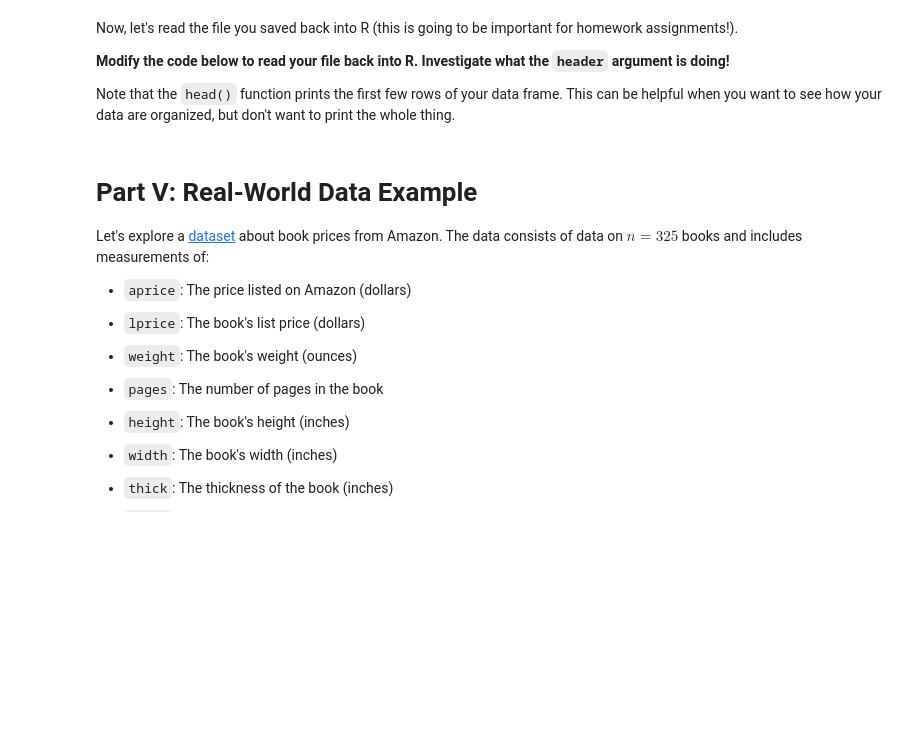
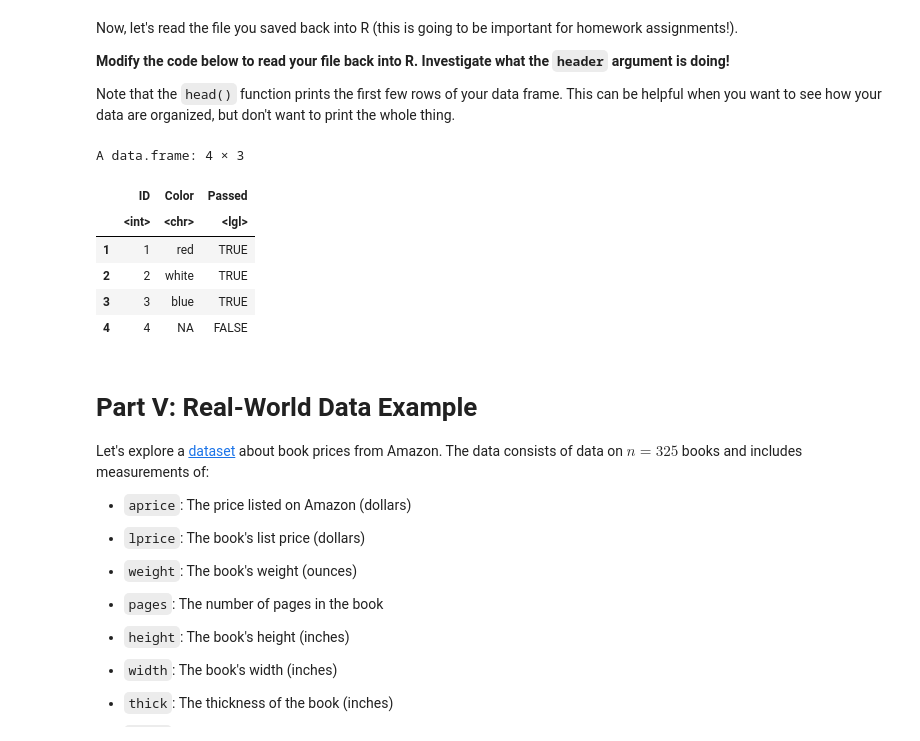
Before and after one commit to tblacerda/COURSERA_Introduction-to-Bayesian-Statistics-for-Data-Science, a Jupyter notebook: 1_MODULE/Introduction to Jupyter and R.ipynb, the cells around one changed output. Saved outputs shown, nothing was run; the diff lists cells and outputs as text; code cells hidden in the pictures; blank space fills up the shorter version.

```diff
--- a/1_MODULE/Introduction to Jupyter and R.ipynb
+++ b/1_MODULE/Introduction to Jupyter and R.ipynb
@@ -517,9 +604,16 @@ Now, let's read the file you saved back into R (this is going to be important fo
 
 Note that the `head()` function prints the first few rows of your data frame. This can be helpful when you want to see how your data are organized, but don't want to print the whole thing.
 # %%
-#data = read.table(paste("~/Google Drive/University of Colorado/Boulder",
-    #                     "example.txt", sep = ""), header = TRUE, sep = "\t")
-#head(data)
+data = read.table("example.txt", header = TRUE, sep = "\t")
+head(data)
+# %% [output]
+A data.frame: 4 × 3
+|  | ID | Color | Passed |
+|  | <int> | <chr> | <lgl> |
+| 1 | 1 | red | TRUE |
+| 2 | 2 | white | TRUE |
+| 3 | 3 | blue | TRUE |
+| 4 | 4 | NA | FALSE |
 # %% [markdown]
 # Part V: Real-World Data Example
 
```
Also changed, not shown: parts of 39 cells of this notebook, 1 other file.
